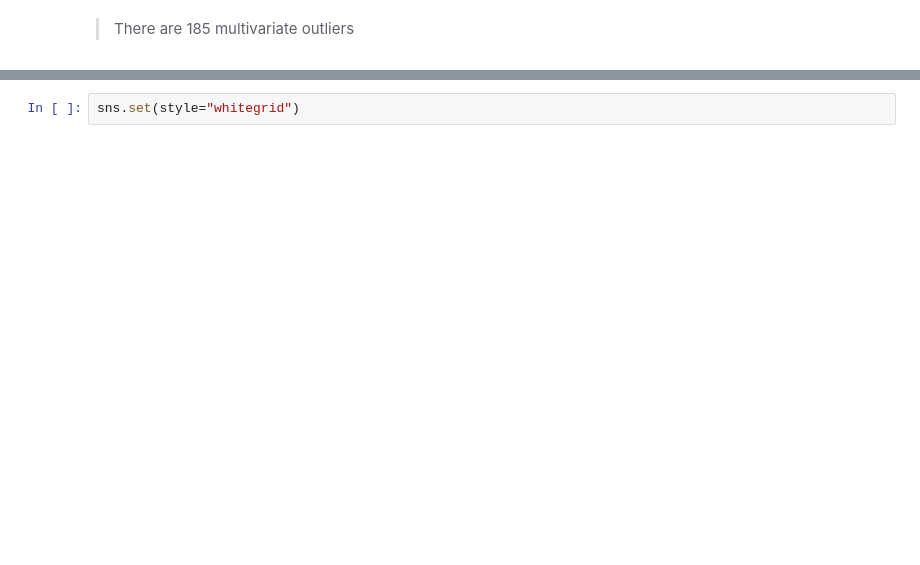
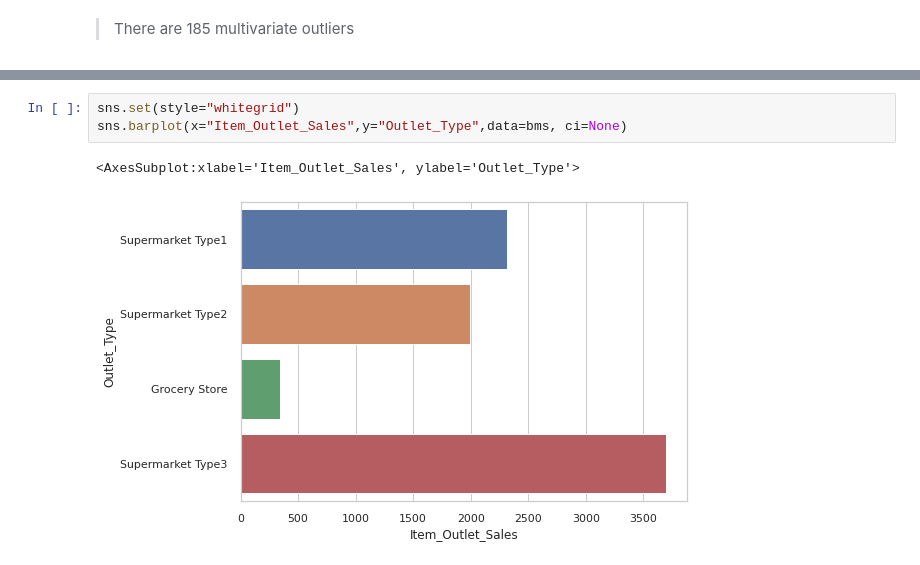
Before and after one commit to Rakhid16/dsc-utm-2020, a Jupyter notebook: Pertemuan 3 - Praproses 1/Preprocessing Data.ipynb, the cells around one changed output, grey strips where cells are left out. Drawn from its saved outputs; the diff is of its cells as text; blank space fills up the shorter version.

```diff
--- a/Pertemuan 3 - Praproses 1/Preprocessing Data.ipynb
+++ b/Pertemuan 3 - Praproses 1/Preprocessing Data.ipynb
@@ -299,3 +351,7 @@ plot=sns.barplot(x="Keterangan:",y="jumlah observasi",data=c)
-# %%
-sns.set(style="whitegrid")
+# %%
+sns.set(style="whitegrid")
+sns.barplot(x="Item_Outlet_Sales",y="Outlet_Type",data=bms, ci=None)
+# %% [output]
+<AxesSubplot:xlabel='Item_Outlet_Sales', ylabel='Outlet_Type'>
+[figure, added]
 # %%
```
Also changed, not shown: parts of 60 cells of this notebook.
